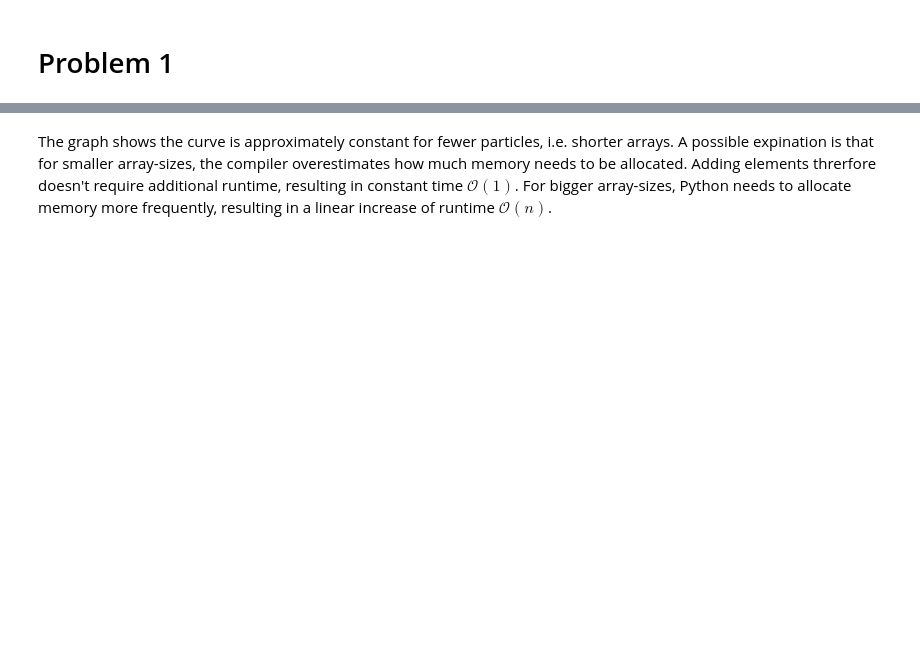
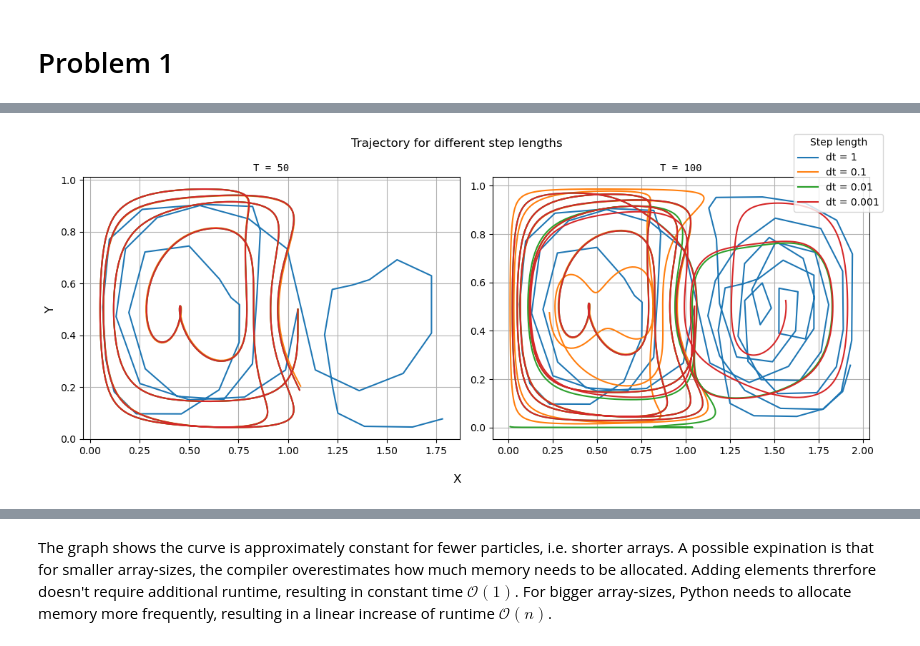
Before and after one commit to TrymSaether/Particle-transport-with-ocean-currents, a Jupyter notebook: eksempelkode.ipynb, the cells around one changed output, grey strips where cells are left out. Saved outputs shown, nothing was run; the diff lists cells and outputs as text; code cells hidden in the pictures; blank space fills up the shorter version.

```diff
--- a/eksempelkode.ipynb
+++ b/eksempelkode.ipynb
@@ -547,0 +529,18 @@ plot_times(Np_values, linear_times, times)
+# %%
+x0 = np.array([[1.05], [0.50]])
+T_values = [50, 100]
+dt_values = [1, 0.1, 0.01, 0.001]
+plot_params = {}
+
+fig, ax = plt.subplots(1, 2, figsize=(12, 5))
+ax = run_steplength_test(velocity,ax,x0=x0,T_values=T_values,dt_values=dt_values,**plot_params)
+fig.suptitle("Trajectory for different step lengths")
+fig.supxlabel("X")
+fig.supylabel("Y")
+fig.legend(*ax[0].get_legend_handles_labels(), loc="upper right", title="Step length")
+ax[0].grid()
+ax[1].grid()
+plt.tight_layout()
+plt.show()
+# %% [output]
+[figure, added]
```
Also changed, not shown: parts of 39 cells of this notebook, 5 other files.
